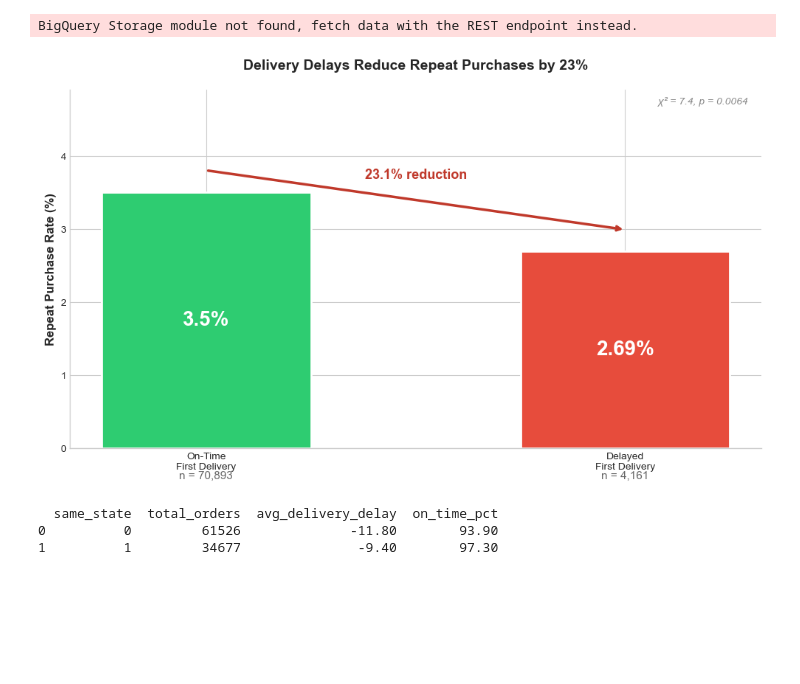
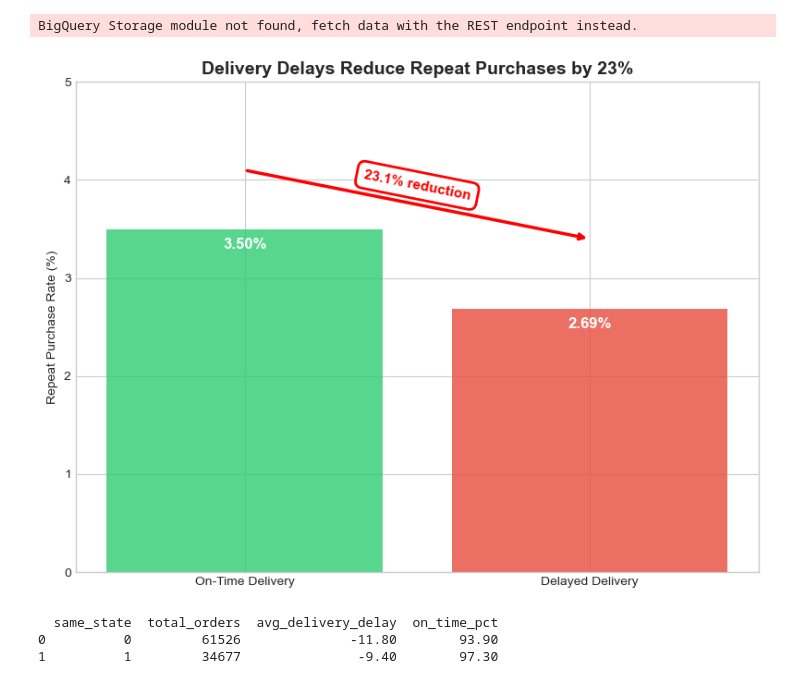
Before and after one commit to ArdahanDogru/olist-ecommerce-analytics, a Jupyter notebook: notebooks/delivery_impact_recommendations.ipynb, the cells around one changed output. Drawn from its saved outputs; the diff is of its cells as text; code cells hidden in the pictures; blank space fills up the shorter version.

```diff
--- a/notebooks/delivery_impact_recommendations.ipynb
+++ b/notebooks/delivery_impact_recommendations.ipynb
@@ -399,55 +399,50 @@ Chi-square: 7.43, p-value: 0.0064
 Statistically significant: Yes (α = 0.05)
 BigQuery Storage module not found, fetch data with the REST endpoint instead.
 # %%
-on_time_pct = ontime_row['repeat_purchase_rate_pct']
-delayed_pct = delayed_row['repeat_purchase_rate_pct']
+# Extract percentages first
+on_time_pct = first_order_consecs[first_order_consecs['first_order_delivered_on_time'] == '1']['repeat_purchase_rate_pct'].iloc[0]
+delayed_pct = first_order_consecs[first_order_consecs['first_order_delivered_on_time'] == '0']['repeat_purchase_rate_pct'].iloc[0]
 reduction = ((on_time_pct - delayed_pct) / on_time_pct) * 100
 
-fig, ax = plt.subplots(figsize=(10, 6))
-
-categories = ['On-Time\nFirst Delivery', 'Delayed\nFirst Delivery']
+# Bar chart
+groups = ['On-Time Delivery', 'Delayed Delivery']
 rates = [on_time_pct, delayed_pct]
-counts = [int(ontime_row['num_customers_in_group']), int(delayed_row['num_customers_in_group'])]
 colors = ['#2ecc71', '#e74c3c']
 
-bars = ax.bar(categories, rates, color=colors, width=0.5, edgecolor='white', linewidth=2)
+plt.figure(figsize=(8, 6))
+bars = plt.bar(groups, rates, color=colors, alpha=0.8)
+plt.ylabel('Repeat Purchase Rate (%)')
+plt.title('Delivery Delays Reduce Repeat Purchases by 23%', fontsize=14, fontweight='bold')
+plt.ylim(0, 5)
 
-# Rate labels inside bars
+
+# Add percentage labels
 for bar, rate in zip(bars, rates):
-    ax.text(bar.get_x() + bar.get_width()/2, bar.get_height()/2,
-            f'{rate}%', ha='center', va='center',
-            fontsize=20, fontweight='bold', color='white')
+    plt.text(bar.get_x() + bar.get_width()/2, rate - 0.2,  # Inside bar, near top
+             f'{rate:.2f}%', ha='center', fontweight='bold', fontsize=12, color='white')
 
-# Sample size labels below bars
-for bar, count in zip(bars, counts):
-    ax.text(bar.get_x() + bar.get_width()/2, -0.3,
-            f'n = {count:,}', ha='center', va='top',
-            fontsize=11, color='#666666')
+arrow_start = (0, 4.1)
+arrow_end = (1, 3.4)
 
-# Reduction arrow
-ax.annotate('', xy=(1, delayed_pct + 0.3), xytext=(0, on_time_pct + 0.3),
-            arrowprops=dict(arrowstyle='->', color='#c0392b', lw=2.5))
+# Add reduction arrow
+arrow_height = 4.2  # Height where arrow hovers
+plt.annotate('',
+             xy=arrow_end,           # Arrow points to above delayed bar
+             xytext= arrow_start,       # Arrow starts from above on-time bar
+             arrowprops=dict(arrowstyle='->', color='red', lw=2.5))
 
-mid_y = (on_time_pct + delayed_pct) / 2 + 0.55
-ax.text(0.5, mid_y, f'{reduction:.1f}% reduction',
-        ha='center', va='bottom', fontsize=13, fontweight='bold', color='#c0392b')
-
-# P-value annotation
-sig_text = f'χ² = {chi2:.1f}, p = {p_value:.4f}' if p_value >= 0.0001 else f'χ² = {chi2:.1f}, p < 0.0001'
-ax.text(0.98, 0.98, sig_text, transform=ax.transAxes,
-        ha='right', va='top', fontsize=10, color='#888888', style='italic')
-
-ax.set_ylabel('Repeat Purchase Rate (%)', fontsize=12, fontweight='bold')
-ax.set_title('Delivery Delays Reduce Repeat Purchases by 23%',
-             fontsize=14, fontweight='bold', pad=20)
-ax.set_ylim(0, max(rates) * 1.4)
-ax.spines['top'].set_visible(False)
-ax.spines['right'].set_visible(False)
+# Add reduction label
+plt.text(0.5, 3.8,
+         f'{reduction:.1f}% reduction',
+         ha='center', fontsize=11, color='red', fontweight='bold',
+         rotation = np.degrees(np.arctan(-0.2)),
+         bbox=dict(boxstyle='round,pad=0.5', facecolor='white', edgecolor='red', linewidth=2))
 
 plt.tight_layout()
 plt.show()
+plt.close()
 # %% [output]
-[figure, old version]
+[figure, new version]
 # %%
 # Same-state vs cross-state shipping performance
 shipping_performance = client.query("""
```
Also changed, not shown: parts of 6 cells of this notebook.
